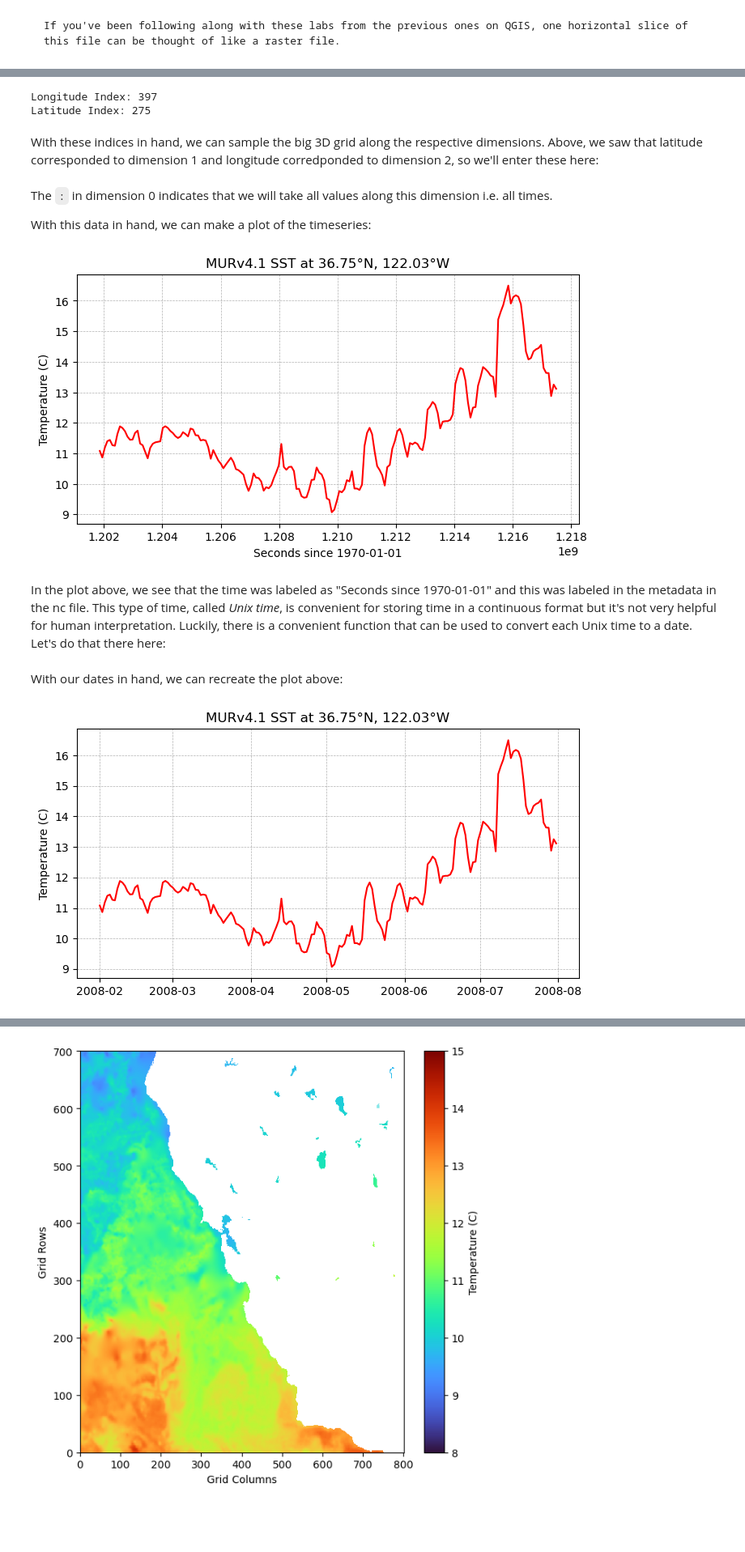
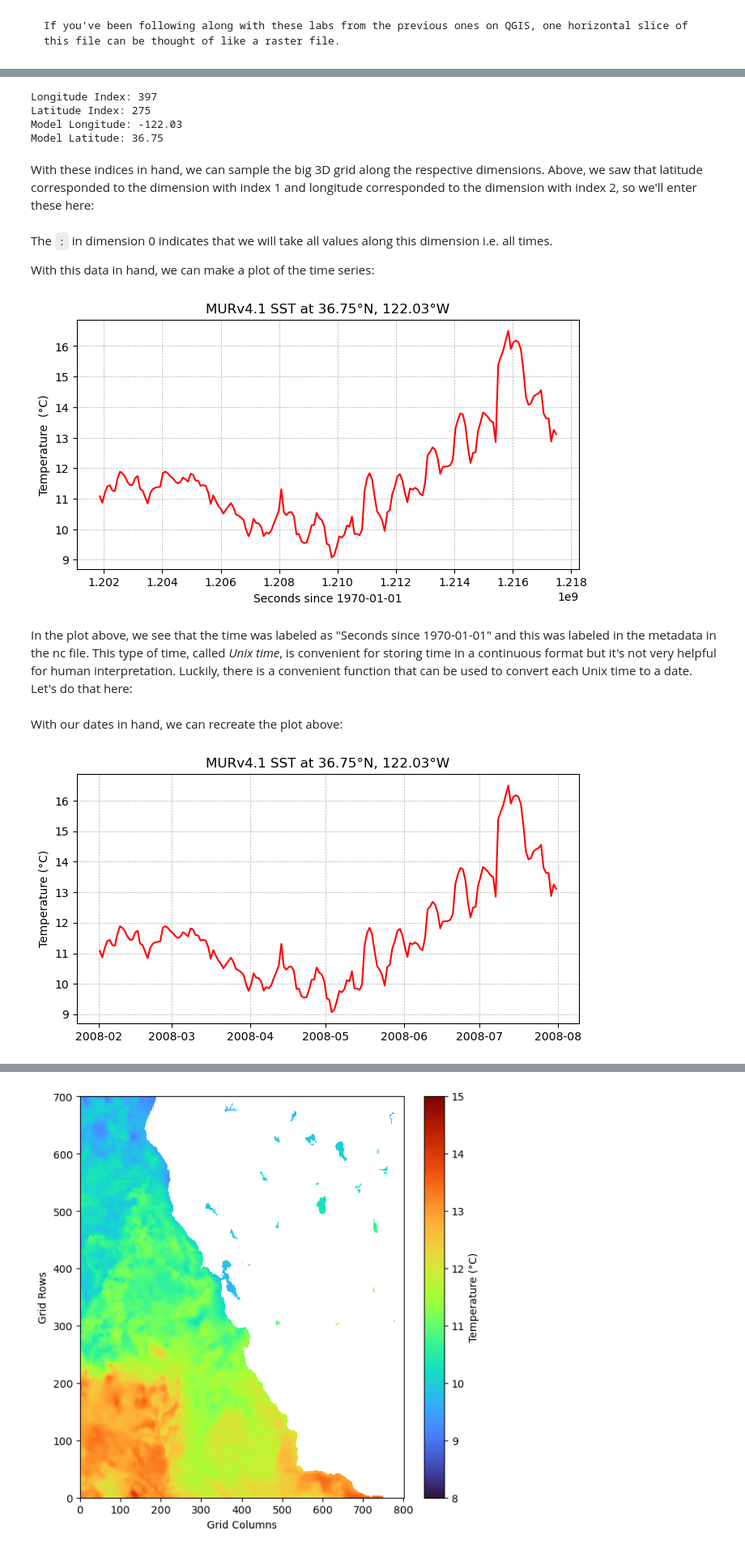
Before and after one commit to ProfMikeWood/ocean_remote_sensing_book, a Jupyter notebook: labs/lab05_sst_python.ipynb, the cells around one changed output, grey strips where cells are left out. Shown at 81% size. Saved outputs shown, nothing was run; the diff lists cells and outputs as text; code cells hidden in the pictures; blank space fills up the shorter version.

```diff
--- a/labs/lab05_sst_python.ipynb
+++ b/labs/lab05_sst_python.ipynb
@@ -40,2 +43,3 @@ When the file downloads, save it into your Lab 5/Data folder. Then, to facilitat
 # %%
-data_dir = '../data/'
+# enter a path to your data folder here
+data_dir = '../data/labs/lab05'
@@ -130,17 +136,23 @@ lat_index = np.argmin(np.abs(latitude-monterey_bay_lat))
 # print the indices
 print('Longitude Index:',lon_index)
 print('Latitude Index:',lat_index)
+
+# print the longitude and latitude at these locations as a check
+print('Model Longitude:',longitude[lon_index])
+print('Model Latitude:',latitude[lat_index])
 # %% [output]
 Longitude Index: 397
 Latitude Index: 275
+Model Longitude: -122.03
+Model Latitude: 36.75
 # %% [markdown]
-With these indices in hand, we can sample the big 3D grid along the respective dimensions. Above, we saw that latitude corresponded to dimension 1 and longitude corredponded to dimension 2, so we'll enter these here:
+With these indices in hand, we can sample the big 3D grid along the respective dimensions. Above, we saw that latitude corresponded to the dimension with index 1 and longitude corresponded to the dimension with index 2, so we'll enter these here:
 # %%
 sst_monterey_bay = sst[:, lat_index, lon_index]
 # %% [markdown]
 The `:` in dimension 0 indicates that we will take all values along this dimension i.e. all times.
 
-With this data in hand, we can make a plot of the timeseries:
+With this data in hand, we can make a plot of the time series:
 # %%
 # make a figure object
 fig = plt.figure(figsize=(8,4))
@@ -149,7 +161,7 @@ fig = plt.figure(figsize=(8,4))
 plt.plot(time, sst_monterey_bay, color='red')
 
 # label the axes
-plt.ylabel('Temperature (C)')
+plt.ylabel('Temperature  (°C)')
 plt.xlabel('Seconds since 1970-01-01')
 plt.grid(linestyle='--', linewidth=0.5)
 plt.title(f'MURv4.1 SST at {latitude[lat_index]:.2f}°N, {-longitude[lon_index]:.2f}°W')
@@ -157,9 +169,9 @@ plt.title(f'MURv4.1 SST at {latitude[lat_index]:.2f}°N, {-longitude[lon_index]:
 # show the plot
 plt.show()
 # %% [output]
-[figure, old version]
+[figure, new version]
 # %% [markdown]
-In the plot above, we see that the time was labeled as "Seconds since 1970-01-01" and this was labeled in the metadata in the nc file. This type of time, called *Unix time*, is convenient for storing time in a continuous format but it's not very helpful for human interpretation. Luckily, there is a convenient function that can be used to convert each Unix time to a date. Let's do that there here:
+In the plot above, we see that the time was labeled as "Seconds since 1970-01-01" and this was labeled in the metadata in the nc file. This type of time, called *Unix time*, is convenient for storing time in a continuous format but it's not very helpful for human interpretation. Luckily, there is a convenient function that can be used to convert each Unix time to a date. Let's do that here:
 # %%
 dates = [] # make an empty list to hold some dates
 
@@ -167,19 +179,20 @@ dates = [] # make an empty list to hold some dates
 for t in time:
 
     # convert the Unix time to a date
-    date = datetime.fromtimestamp(t)
+    date = datetime.fromtimestamp(t, tz=timezone.utc)
 
     # put the date in the dates list
     dates.append(date)
 # %% [markdown]
 With our dates in hand, we can recreate the plot above:
 # %%
+# recreate the figure using the new dates list
 fig = plt.figure(figsize=(8,4))
 plt.plot(dates, sst_monterey_bay, color='red')
-plt.ylabel('Temperature (C)')
+plt.ylabel('Temperature (°C)')
 plt.grid(linestyle='--', linewidth=0.5)
 plt.title(f'MURv4.1 SST at {latitude[lat_index]:.2f}°N, {-longitude[lon_index]:.2f}°W')
 plt.show()
 # %% [output]
-[figure, old version]
+[figure, new version]
 # %% [markdown]
```
Also changed, not shown: parts of 22 cells of this notebook, 4 other files.
